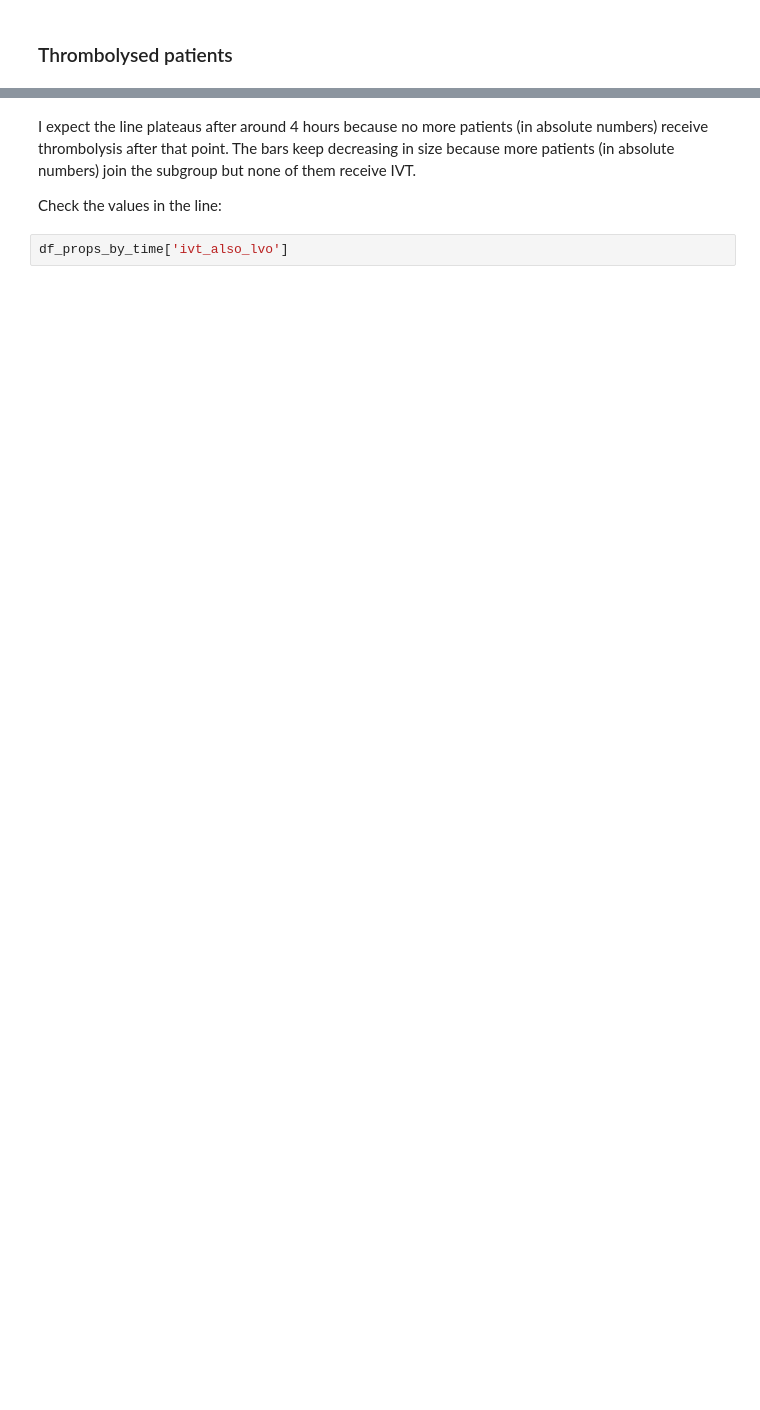
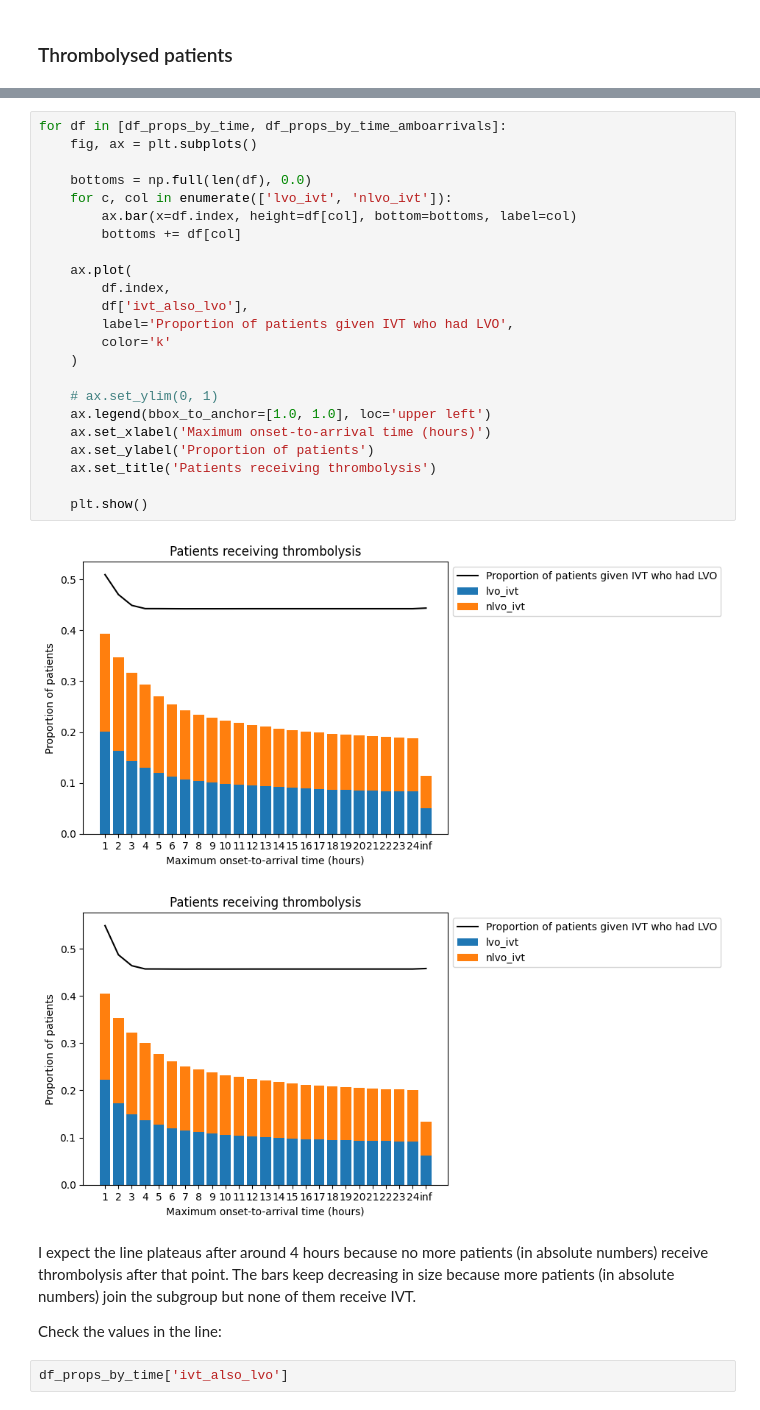
Before and after one commit to samuel-book/patient_parameters, a Jupyter notebook: treatment_proportions/treatment_props_by_time.ipynb, the cells around one changed output, grey strips where cells are left out. Saved outputs shown, nothing was run; the diff lists cells and outputs as text; blank space fills up the shorter version.

```diff
--- a/treatment_proportions/treatment_props_by_time.ipynb
+++ b/treatment_proportions/treatment_props_by_time.ipynb
@@ -337,3 +341,29 @@ plt.show()
+# %%
+for df in [df_props_by_time, df_props_by_time_amboarrivals]:
+    fig, ax = plt.subplots()
+
+    bottoms = np.full(len(df), 0.0)
+    for c, col in enumerate(['lvo_ivt', 'nlvo_ivt']):
+        ax.bar(x=df.index, height=df[col], bottom=bottoms, label=col)
+        bottoms += df[col]
+
+    ax.plot(
+        df.index,
+        df['ivt_also_lvo'],
+        label='Proportion of patients given IVT who had LVO',
+        color='k'
+    )
+
+    # ax.set_ylim(0, 1)
+    ax.legend(bbox_to_anchor=[1.0, 1.0], loc='upper left')
+    ax.set_xlabel('Maximum onset-to-arrival time (hours)')
+    ax.set_ylabel('Proportion of patients')
+    ax.set_title('Patients receiving thrombolysis')
+
+    plt.show()
+# %% [output]
+[figure, added]
+[figure, added]
 # %% [markdown]
 I expect the line plateaus after around 4 hours because no more patients (in absolute numbers) receive thrombolysis after that point. The bars keep decreasing in size because more patients (in absolute numbers) join the subgroup but none of them receive IVT.
 
```
Also changed, not shown: parts of 17 cells of this notebook, 31 other files.
